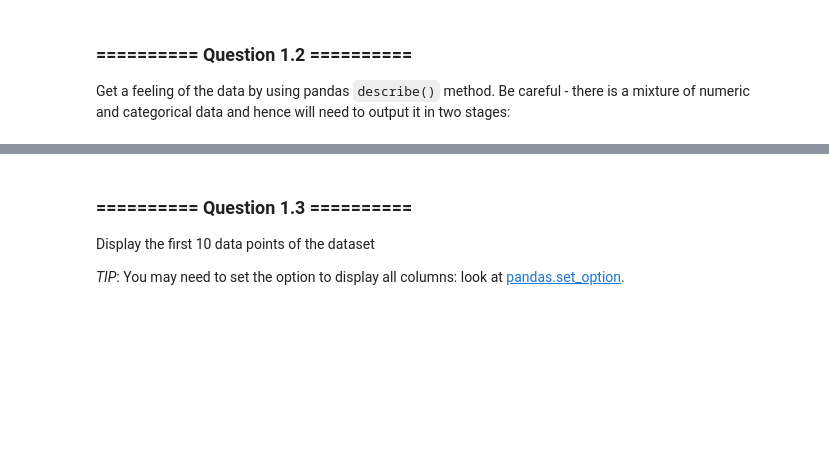
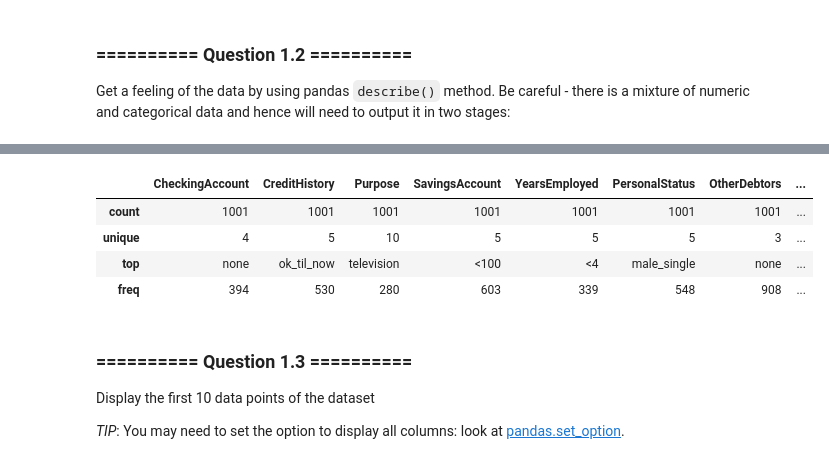
Before and after one commit to markjswan/iaml-labs, a Jupyter notebook: Labs/02 - Decision Trees and Linear Regression.ipynb, the cells around one changed output, grey strips where cells are left out. Cells and saved outputs as stored; diff of their text form; code cells hidden in the pictures; blank space fills up the shorter version.

```diff
--- a/Labs/02 - Decision Trees and Linear Regression.ipynb
+++ b/Labs/02 - Decision Trees and Linear Regression.ipynb
@@ -49,6 +63,12 @@ Get a feeling of the data by using pandas `describe()` method. Be careful - ther
 # %%
 # Output Categorical Data
-# Your Code goes here:
+credit.describe(include=['O'])
+# %% [output]
+|  | CheckingAccount | CreditHistory | Purpose | SavingsAccount | YearsEmployed | PersonalStatus | OtherDebtors | ... |
+| count | 1001 | 1001 | 1001 | 1001 | 1001 | 1001 | 1001 | ... |
+| unique | 4 | 5 | 10 | 5 | 5 | 5 | 3 | ... |
+| top | none | ok_til_now | television | <100 | <4 | male_single | none | ... |
+| freq | 394 | 530 | 280 | 603 | 339 | 548 | 908 | ... |
 # %% [markdown]
 ### ========== Question 1.3 ==========
 Display the first 10 data points of the dataset
```
Also changed, not shown: parts of 15 cells of this notebook, 2 other files.
